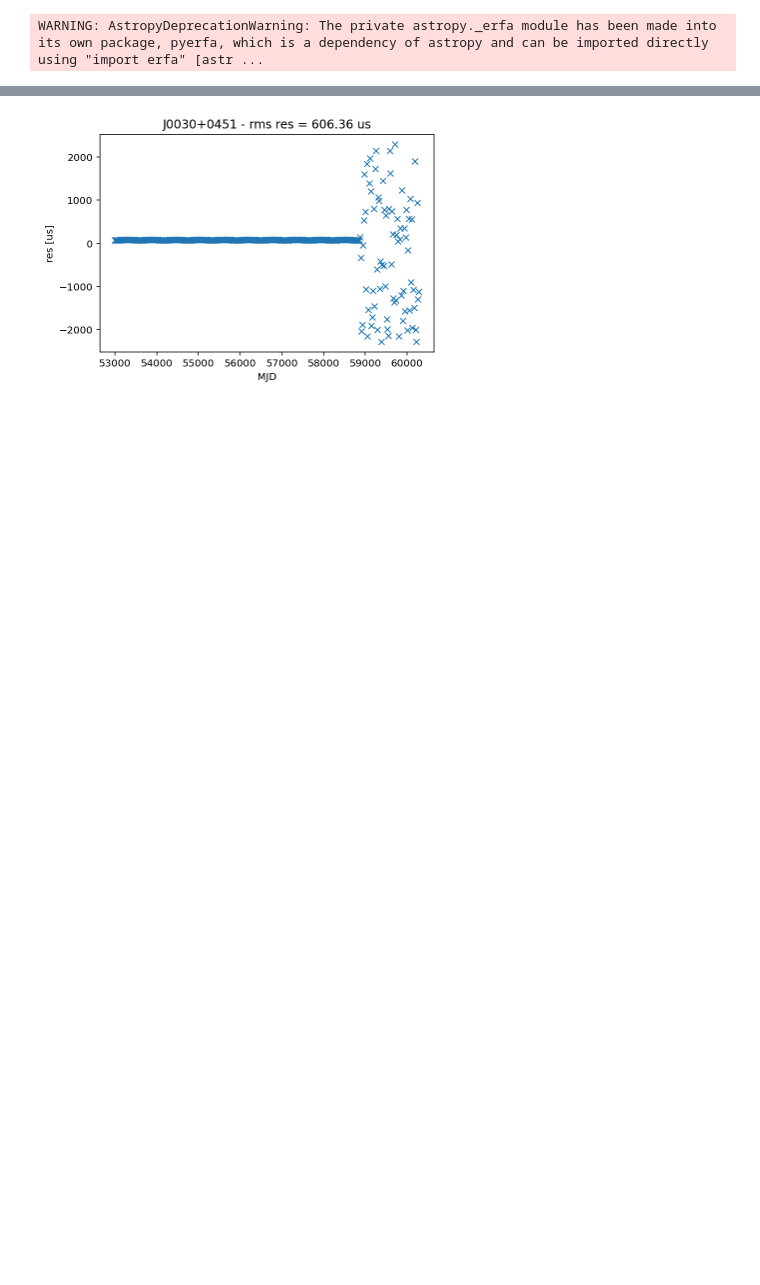
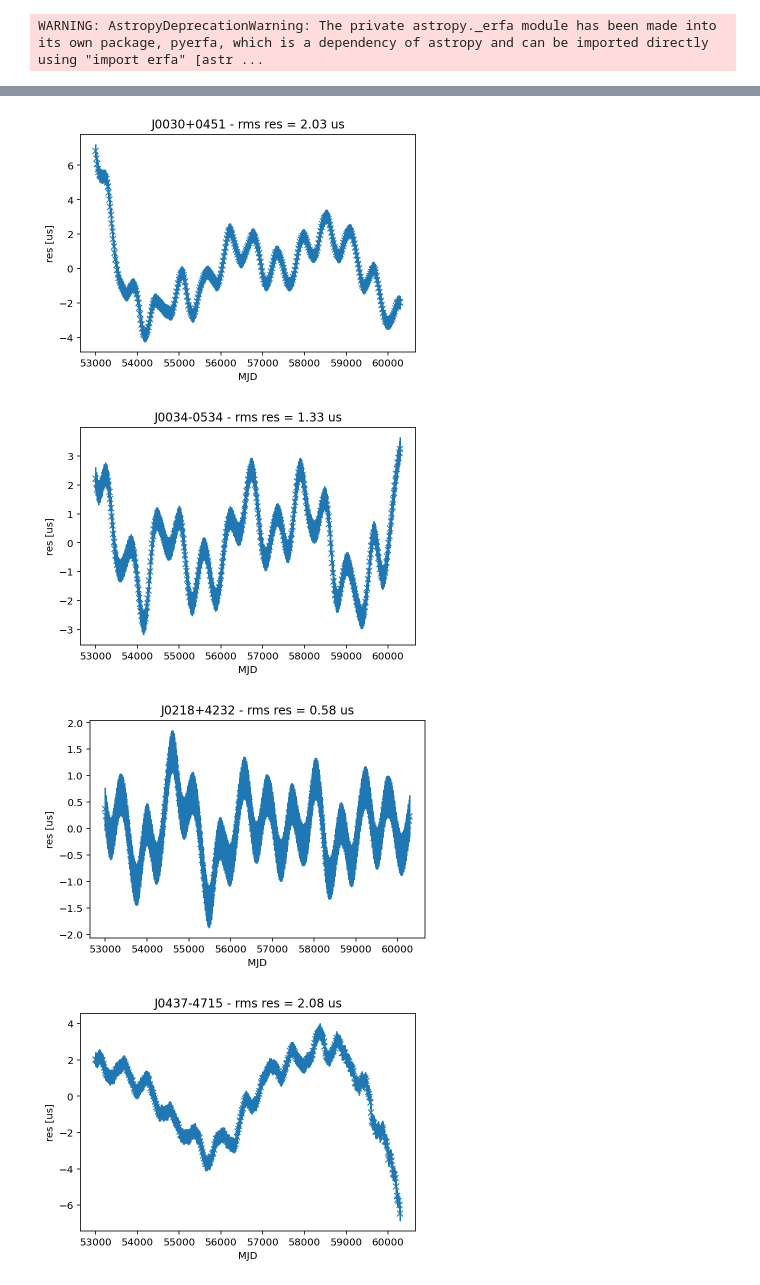
Before and after one commit to MattTMiles/VIPER_SummerSchool, a Jupyter notebook: create_simulated_data.ipynb, the cells around one changed output, grey strips where cells are left out. Drawn from its saved outputs; the diff is of its cells as text; code cells hidden in the pictures; blank space fills up the shorter version.

```diff
--- a/create_simulated_data.ipynb
+++ b/create_simulated_data.ipynb
@@ -13,7 +13,7 @@ from simFuncs import *
 WARNING: AstropyDeprecationWarning: The private astropy._erfa module has been made into its own package, pyerfa, which is a dependency of astropy and can be imported directly using "import erfa" [astr ...
 # %%
 # get parfiles containing pulsar params
-datadir = enterprise.__path__[0] + '/datafiles/mdc_open1/'
+datadir = './mdc2/'
 parfiles = sorted(glob.glob(datadir + '/*.par'))
 # %%
 # define observation times and duration
@@ -88,4 +125,11 @@ psrs[0].
 # %%
-LP.plotres(psrs[0])
+# plotting residuals from libstempo pulsar objects
+
+for i in range(len(psrs)):
+    plt.figure(i)
+    LP.plotres(psrs[i])
 # %% [output]
-[figure, old version]
+[figure, new version]
+[figure, added]
+[figure, added]
+[figure, added]
```
Also changed, not shown: parts of 7 cells of this notebook.
